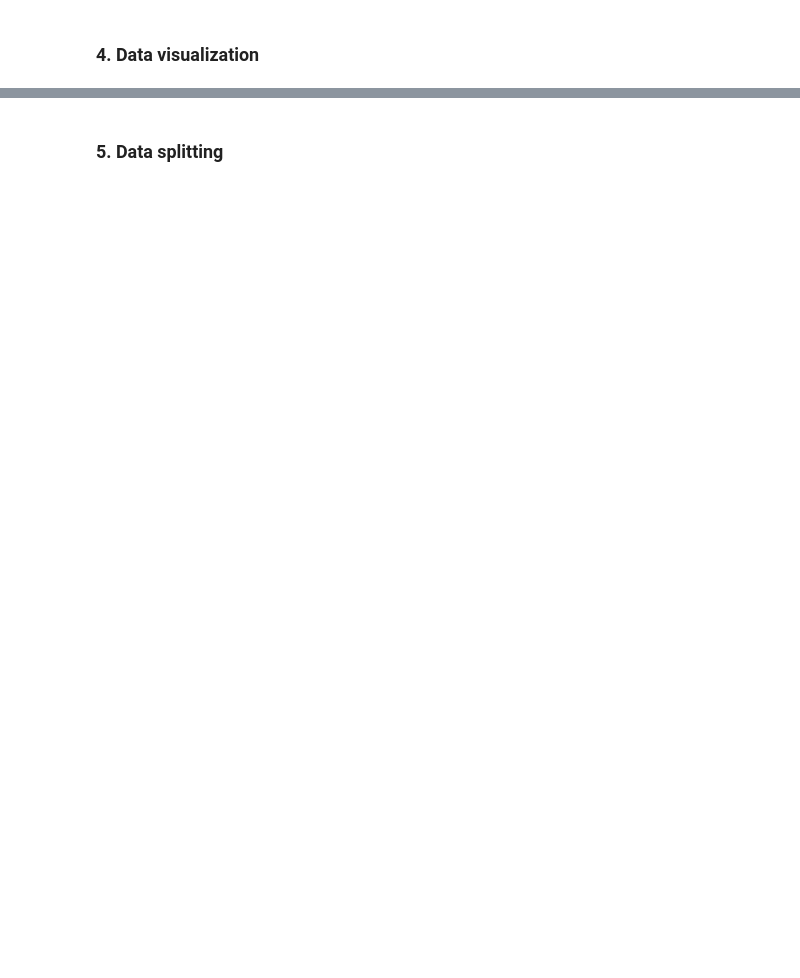
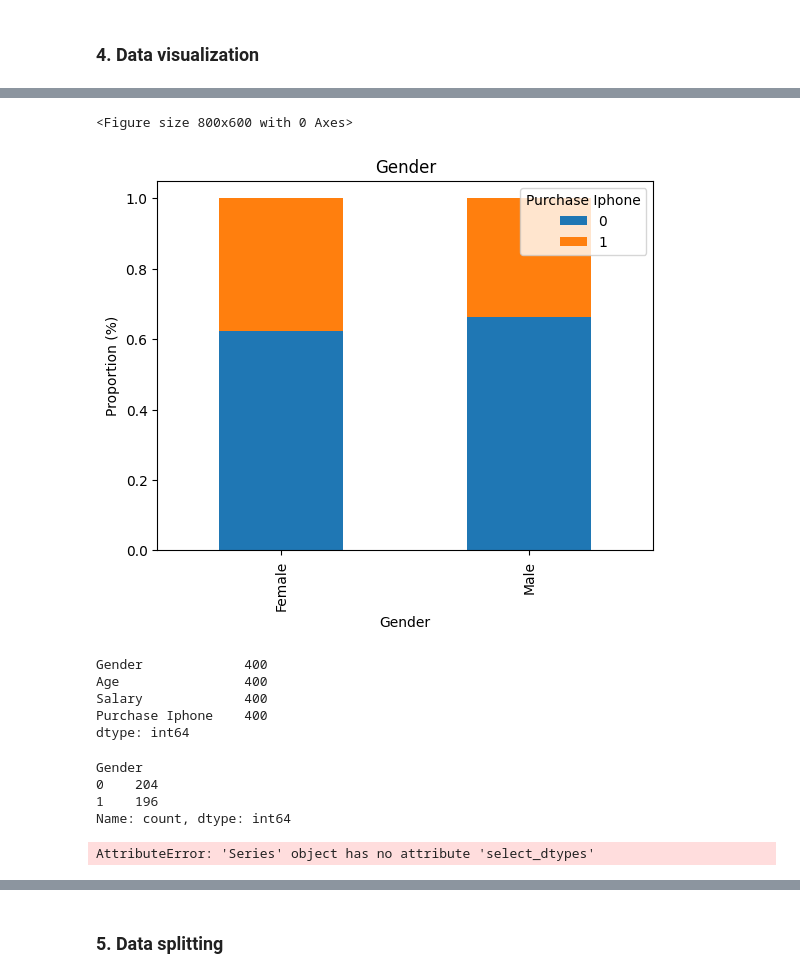
Before and after one commit to jflorescuba/Machine_learning, a Jupyter notebook: KNN/Purchase_iphone/iphone_purchase_KNN.ipynb, the cells around one changed output, grey strips where cells are left out. Cells and saved outputs as stored; diff of their text form; code cells hidden in the pictures; blank space fills up the shorter version.

```diff
--- a/KNN/Purchase_iphone/iphone_purchase_KNN.ipynb
+++ b/KNN/Purchase_iphone/iphone_purchase_KNN.ipynb
@@ -69,3 +72,64 @@ Name: count, dtype: int64
+# %%
+# Générer un bar plot pour la variable catégorielle
+cat_var= 'Gender'
+
+plt.figure(figsize = (8, 6))
+(df.groupby([cat_var, 'Purchase Iphone'])['Purchase Iphone'].count()/df.groupby([cat_var])[cat_var].count()).unstack(level=1).plot(kind='bar', stacked=True)
+plt.title(cat_var)
+plt.xlabel('Gender')
+plt.ylabel('Proportion (%)')
+#plt.legend(['Non Purchased', 'Purchased'])
+plt.legend
+plt.show()
+#print(df.groupby([cat_var, 'Purchase Iphone'])['Purchase Iphone'].count())
+#print('====')
+#print(df.groupby([cat_var])[cat_var].count())
+# %% [output]
+<Figure size 800x600 with 0 Axes>
+[figure, added]
+# %%
+df.notnull().sum()
+# %% [output]
+Gender             400
+Age                400
+Salary             400
+Purchase Iphone    400
+dtype: int64
+# %%
+# Label encoding
+#labelencoder = LabelEncoder()
+#df['Gender'] = labelencoder.fit_transform(df['Gender'])
+#print(df['Gender'].value_counts())
+df=df['Gender'].map({'Female':0,'Male':1})
+df.value_counts()
+
+# One-Hot encoding pour la colonne 'Gender'
+
+#one_hot_colonnes = pd.get_dummies(df['Gender'],dtype=int)
+#df = pd. concat([df,one_hot_colonnes], axis=1)
+#df = df.drop(['Gender'],axis=1)
+# %% [output]
+Gender
+0    204
+1    196
+Name: count, dtype: int64
+# %%
+# Génerer un box plot pour chaque variable numérique
+
+num_vars = df.select_dtypes(include=['int','float']).columns.tolist()
+#retirer la variable ciblée et variable Gender
+num_vars.remove('Purchase Iphone')
+num_vars.remove('Gender')
+
+plt.figure(figsize=(5,5))
+for var in num_vars:
+    sns.boxplot(x='Purchase Iphone',y=var,data=df)
+    plt.title(var)
+    plt.xlabel('Purchase Iphone')
+    plt.ylabel('Valeur')
+    plt.show()
+# %% [output]
+AttributeError: 'Series' object has no attribute 'select_dtypes'
 # %%
 sns.pairplot(df, hue = 'Purchase Iphone')
 # %% [output]
```
Also changed, not shown: parts of 10 cells of this notebook.
